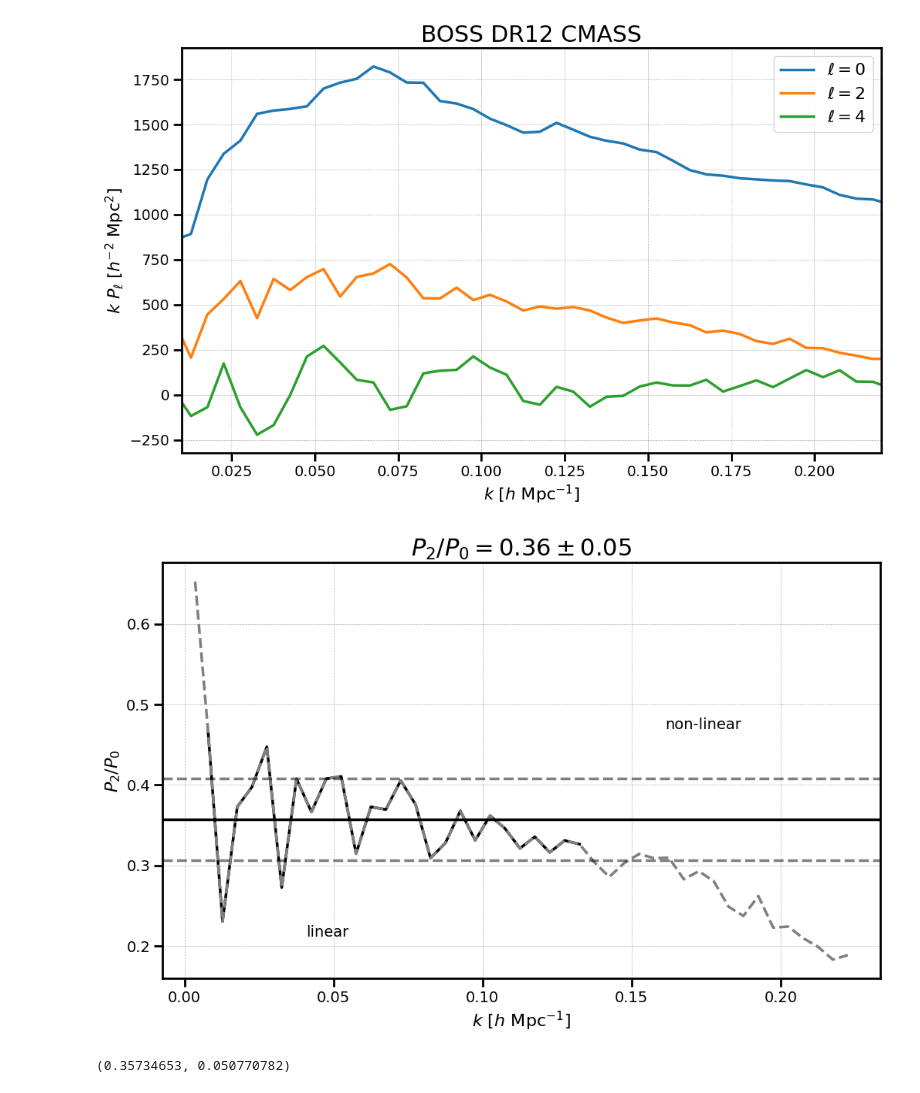
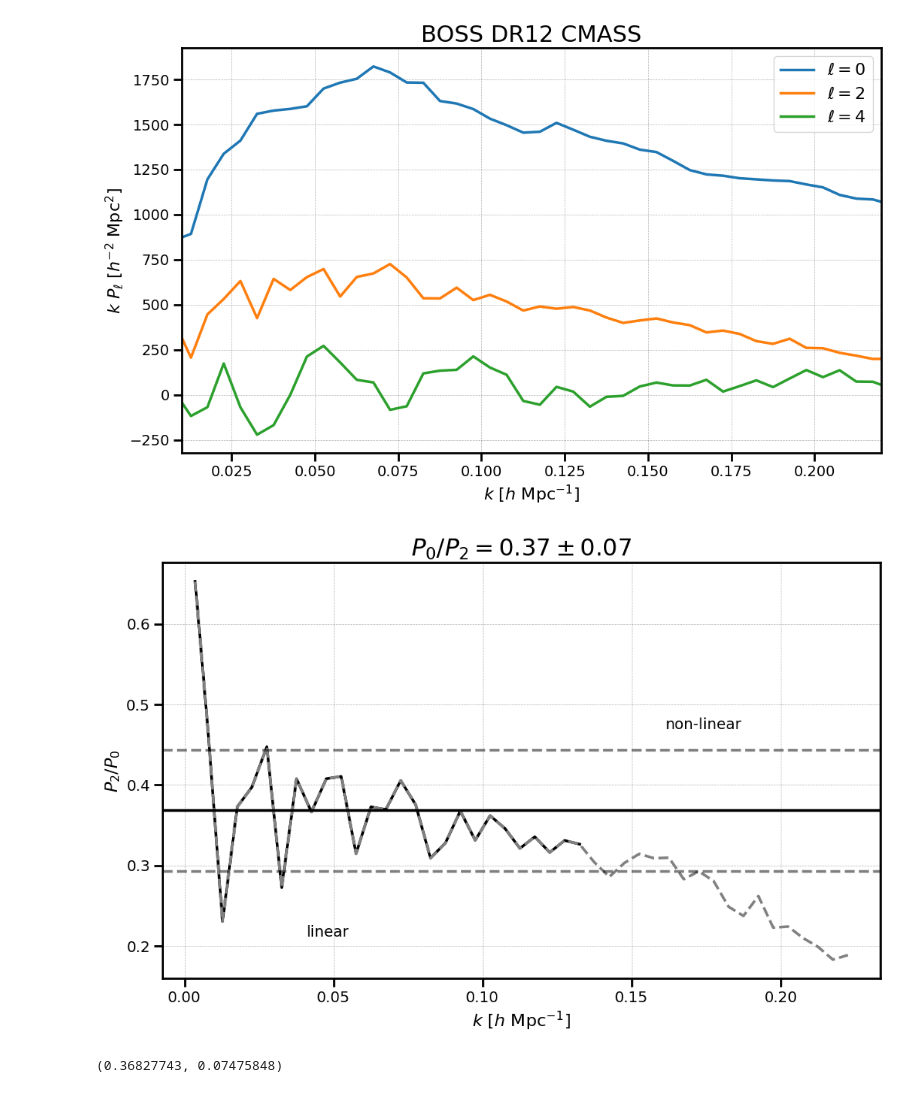
Before and after one commit to shubhagrawal30/RSD_SDSS_DR12, a Jupyter notebook: notebooks/nbodykit.ipynb, the cells around one changed output. Saved outputs shown, nothing was run; the diff lists cells and outputs as text; code cells hidden in the pictures.

```diff
--- a/notebooks/nbodykit.ipynb
+++ b/notebooks/nbodykit.ipynb
@@ -131,24 +131,27 @@ plt.close()
 # %% [output]
 [figure]
 # %%
-ratio = (psmodes[2] / psmodes[0])[1:-18]
+ell1, ell2 = 0, 2
+margin = 18
+
+ratio = (psmodes[ell2] / psmodes[ell1])[:-margin]
 b, sb = np.mean(ratio), np.std(ratio)
 
-plt.plot(poles['k'][1:-18], ratio, ls='-', color='k')
-plt.plot(poles['k'], psmodes[2] / psmodes[0], ls='--', color='grey')
+plt.plot(poles['k'][:-margin], ratio, ls='-', color='k')
+plt.plot(poles['k'], psmodes[ell2] / psmodes[ell1], ls='--', color='grey')
 plt.xlabel(r"$k$ [$h \ \mathrm{Mpc}^{-1}$]")
-plt.ylabel(r"$P_2 / P_0$")
+plt.ylabel(r"$P_%s/P_%s$" % (ell2, ell1))
 plt.axhline(b, color='k', ls='-')
 plt.axhline(b + sb, color='k', ls='--', alpha=0.5)
 plt.axhline(b - sb, color='k', ls='--', alpha=0.5)
-plt.title(r"$P_2/P_0 = %.2f \pm %.2f$" % (b, sb))
+plt.title(r"$P_%s/P_%s = %.2f \pm %.2f$" % (ell1, ell2, b, sb))
 plt.text(0.2, 0.1, r"linear", transform=plt.gca().transAxes)
 plt.text(0.7, 0.6, r"non-linear", transform=plt.gca().transAxes)
 plt.grid(True)
 plt.show()
 plt.close()
 
 b, sb
 # %% [output]
-[figure, old version]
+[figure, new version]
-(0.35734653, 0.050770782)
+(0.36827743, 0.07475848)
```
Also changed, not shown: parts of 1 cell of this notebook, 1 other file.
